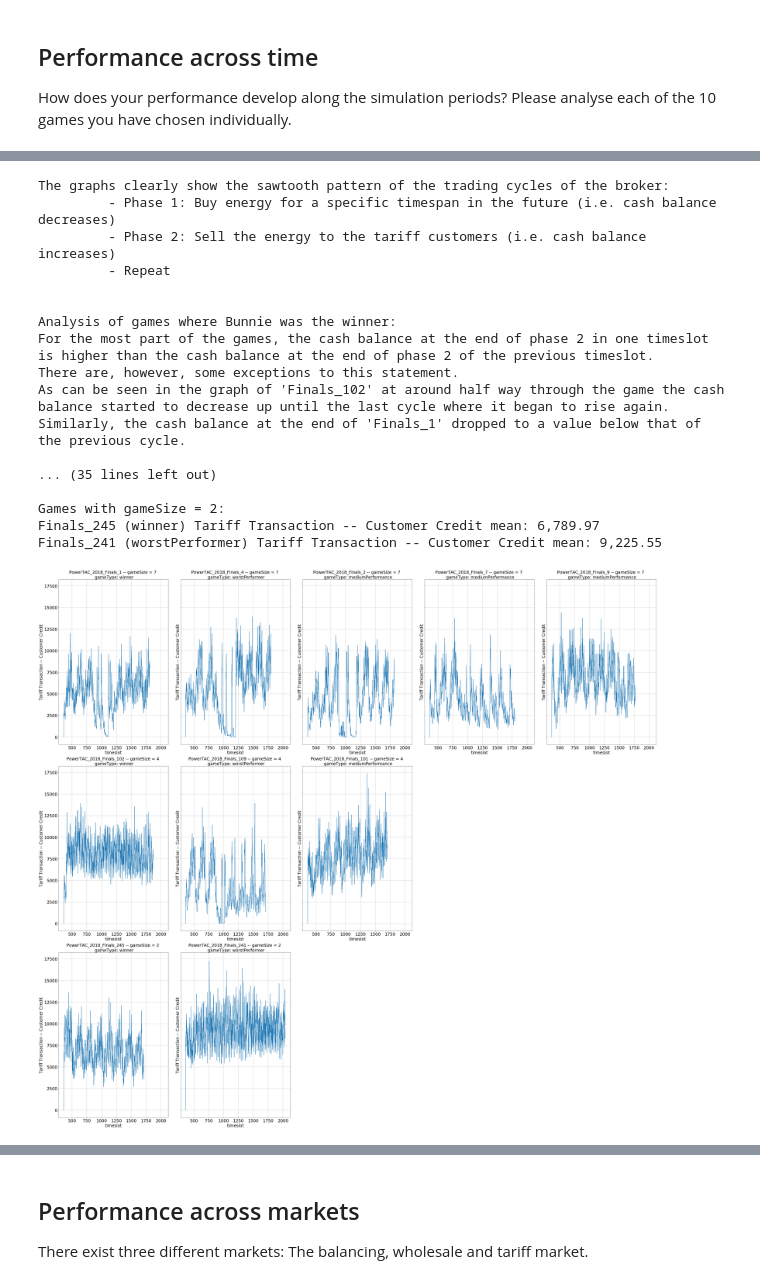
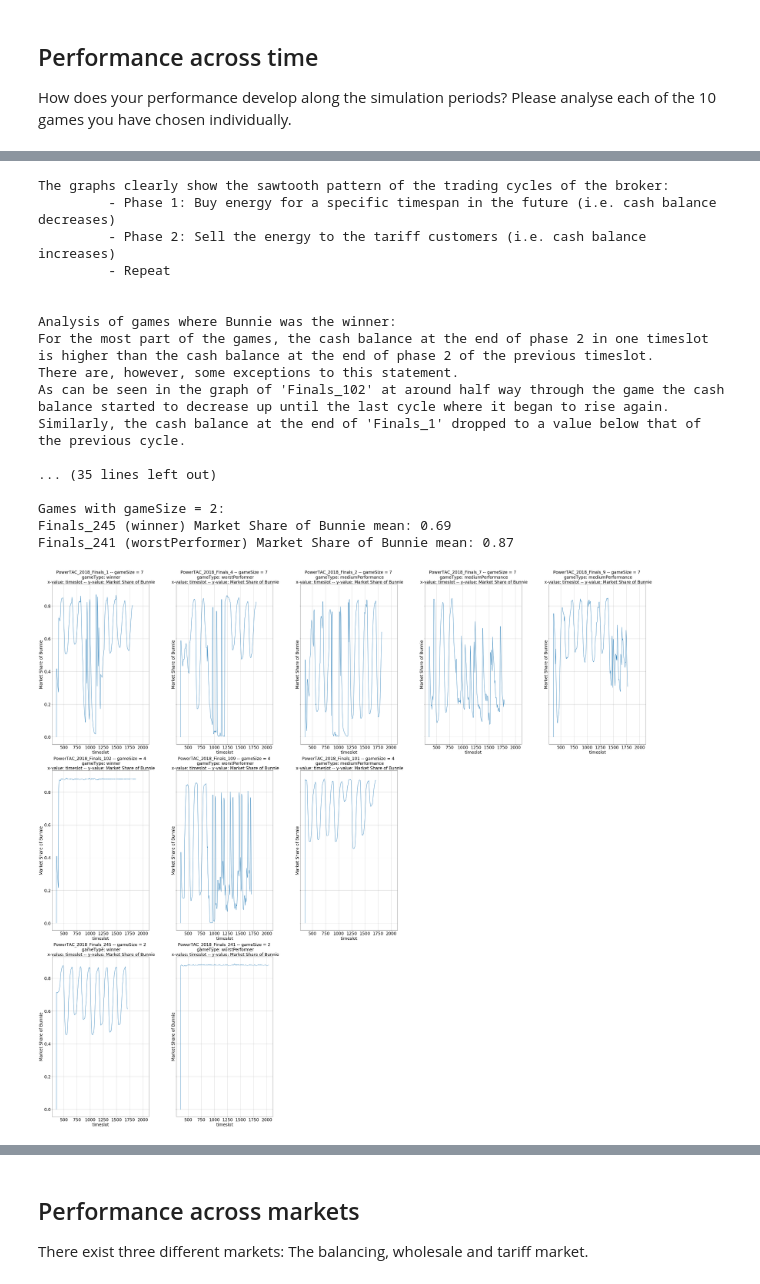
Before and after one commit to G4mble/AAA_IndividualAssignment, a Jupyter notebook: 01_code/Task_Description.ipynb, the cells around one changed output, grey strips where cells are left out. Saved outputs shown, nothing was run; the diff lists cells and outputs as text; code cells hidden in the pictures.

Commit message:
-- added new data -- updated tasks for TariffMktShare

```diff
--- a/01_code/Task_Description.ipynb
+++ b/01_code/Task_Description.ipynb
@@ -681,11 +694,15 @@ def determineGameType(gameId):
 # read data to dictionaries identified by gameId // only store data for broker Bunnie
 dict_data_brokerImbalanceCosts = {}
 dict_data_brokerAccounting = {}
+dict_data_tariffMktShare = {}
 for gameId in listOfGameIds:
     fullImbalanceData = pd.read_csv("../00_data/PowerTAC_2018_Finals_%s_BrokerImbalanceCost.csv"%(gameId), sep=";", decimal=".")
     dict_data_brokerImbalanceCosts[gameId] = fullImbalanceData[(fullImbalanceData.broker == "Bunnie")]
     fullAccountingData = pd.read_csv("../00_data/PowerTAC_2018_Finals_%s_BrokerAccounting.csv"%(gameId), sep=";", decimal=",")
     dict_data_brokerAccounting[gameId] = fullAccountingData[(fullAccountingData.broker == "Bunnie")]
+    fullMktShareData = pd.read_csv("../00_data/PowerTAC_2018_Finals_%s_TariffMktShare.csv"%(gameId), sep=",", decimal=".")
+    fullMktShareData["BunnieShare"] = fullMktShareData[" Bunnie"] / fullMktShareData[" total"]
+    dict_data_tariffMktShare[gameId] = fullMktShareData
 
 listOfGameIds_gameSize_7 = listOfGameIds[:5]
 listOfGameIds_gameSize_4 = listOfGameIds[5:8]
@@ -808,8 +825,8 @@ print("As it is not clear how close a medium performance game is to a winning or
 print("\n\n")
 print(textHelper.BOLD + "Next we take a look at the market share of the broker throughout the games." + textHelper.END)
 print("\n")
-print("The graphs below show the market share of the broker (approximated by the 'tariff transaction customer credit').")
-print("The values represent the payments obtained from customers that have subscribed to a tariff issued by Bunnie.")
+print("The graphs below show the market share of the broker Bunnie throughout each game.")
+print("The values represent the percentage of customers that have subscribed to a tariff issued by Bunnie.")
 
 print("\n")
 print("We also provide the mean market share for each game:")
@@ -824,8 +841,8 @@ f.delaxes(ax3[2])
 f.delaxes(ax3[3])
 f.delaxes(ax3[4])
 
-y_parameter = "ttx-uc"
-y_label = "Tariff Transaction -- Customer Credit"
+y_parameter = "BunnieShare"
+y_label = "Market Share of Bunnie"
 x_parameter = "ts"
 x_label = "timeslot"
 chartFontSize = 24
@@ -836,8 +853,8 @@ print("Games with gameSize = 7:")
 i = 0
 for gameId_7 in listOfGameIds_gameSize_7:
     gameType = determineGameType(gameId_7)
-    title = "PowerTAC_2018_Finals_" + str(gameId_7) + " -- gameSize = 7 \n gameType: " + gameType# + "\n x-value: " + x_label + " -- y-value: " + y_label
-    data = dict_data_brokerAccounting[gameId_7]
+    title = "PowerTAC_2018_Finals_" + str(gameId_7) + " -- gameSize = 7 \n gameType: " + gameType + "\n x-value: " + x_label + " -- y-value: " + y_label
+    data = dict_data_tariffMktShare[gameId_7]
     x = data[x_parameter]
     y = data[y_parameter]
     ax1[i].plot(x, y)
@@ -857,8 +874,8 @@ print("Games with gameSize = 4:")
 j = 0
 for gameId_4 in listOfGameIds_gameSize_4:
     gameType = determineGameType(gameId_4)
-    title = "PowerTAC_2018_Finals_" + str(gameId_4) + " -- gameSize = 4 \n gameType: " + gameType# + "\n x-value: " + x_label + " -- y-value: " + y_label
-    data = dict_data_brokerAccounting[gameId_4]
+    title = "PowerTAC_2018_Finals_" + str(gameId_4) + " -- gameSize = 4 \n gameType: " + gameType + "\n x-value: " + x_label + " -- y-value: " + y_label
+    data = dict_data_tariffMktShare[gameId_4]
     x = data[x_parameter]
     y = data[y_parameter]
     ax2[j].plot(x, y)
@@ -878,8 +895,8 @@ print("Games with gameSize = 2:")
 k = 0
 for gameId_2 in listOfGameIds_gameSize_2:
     gameType = determineGameType(gameId_2)
-    title = "PowerTAC_2018_Finals_" + str(gameId_2) + " -- gameSize = 2 \n gameType: " + gameType# + "\n x-value: " + x_label + " -- y-value: " + y_label
-    data = dict_data_brokerAccounting[gameId_2]
+    title = "PowerTAC_2018_Finals_" + str(gameId_2) + " -- gameSize = 2 \n gameType: " + gameType + "\n x-value: " + x_label + " -- y-value: " + y_label
+    data = dict_data_tariffMktShare[gameId_2]
     x = data[x_parameter]
     y = data[y_parameter]
     ax3[k].plot(x, y)
@@ -900,47 +917,49 @@ plt.show()
 print("\n")
 
 print("As has to be expected, the average market share in games with 2 and 4 participants tends to be higher than in games with 7 participants.")
-print("Two game comparisons might be of interest since they deviate from the expected norm of 'worst performance' games having a lower average market share than 'winner' games. The games in question are 'Finals_1' compared to 'Finals_4' for gameSize = 7 and 'Finals_241' compared to 'Finals_245' for gameSize = 2.")
+print("In the following we take a look at four games which do not perform as we would have expected.")
 print("\n")
-print("Comparing 'Finals_241' (worstPerformer) to 'Finals 245' (winner):")
-print("While 'Finals_245' were won by Bunnie, market share tend to decrease throughout the game (cf. see above graphs).")
-print("Additionally, the average market share in 'Finals_245' is considerably lower than in 'Finals_241' even though in the latter game Bunnie was the worst performer.")
+print("We would expect 'winner' games to have a higher average market share than 'worstPerformer' games.")
+print("'Finals_241' (worstPerformer) and 'Finals 245' (winner) do not fulfill this expectation:")
+print("While 'Finals_245' were won by Bunnie, the market share tends to fluctuate between 60% and 70% (cf. see above graphs), while the market share of 'Finals_241' is constantly above 85%.")
+print("As a result, the average market share in 'Finals_245' is considerably lower than in 'Finals_241' even though in the latter game Bunnie was the worst performer.")
 print("\n")
-print("Comparing 'Finals_4' (worstPerformer) to 'Finals 1' (winner):")
-print("Both games show a similar development of the market share over time (cf. see above graphs).")
-print("Additionally, the average market share in 'Finals_1' is slightly lower than in 'Finals_4' even though in the latter game Bunnie was the worst performer.")
+print("Additionally, we would expect 'winner' games to show a different development of the market share than 'worstPerformer' games.")
+print("'Finals_241' (worstPerformer) and 'Finals_102' (winner) do not fulfill this expectation:")
+print("Both games show a similar development of the market share over time, keeping the value way above 80% throughout the enire game (cf. see above graphs).")
+print("Surprisingly though, the two games belong to different win/lose categories.")
 print("\n")
 print(textHelper.BOLD + "This suggests, that the market share of the game participants is, on its own, not a good determinant for overall performance." + textHelper.END)
 print("\n\n")
 # %% [output]
 The following graphs show the development of the cash position of the broker Bunnie for each of the 10 selected games over the course of all timeslots.
 
 
 The plots in the first row are from games of gameSize = 7.
 The plots in the second row are from games of gameSize = 4.
 The plots in the third row are from games of gameSize = 2.
 
 
 The first plot in each row is from a game which was won by Bunnie.
 The second plot in each row is from a game in which Bunnie was the worst performer.
 The remaining plots in each row are from games which Bunnie did neither won, nor in which he happened to be the worst performer. I.e. medium performance games (three in the first row, one in the secon ...
 [figure]
 The graphs clearly show the sawtooth pattern of the trading cycles of the broker:
          - Phase 1: Buy energy for a specific timespan in the future (i.e. cash balance decreases)
          - Phase 2: Sell the energy to the tariff customers (i.e. cash balance increases)
          - Repeat
 
 
 Analysis of games where Bunnie was the winner:
 For the most part of the games, the cash balance at the end of phase 2 in one timeslot is higher than the cash balance at the end of phase 2 of the previous timeslot.
 There are, however, some exceptions to this statement.
 As can be seen in the graph of 'Finals_102' at around half way through the game the cash balance started to decrease up until the last cycle where it began to rise again.
 Similarly, the cash balance at the end of 'Finals_1' dropped to a value below that of the previous cycle.
 
 ... (35 lines left out)
 
 Games with gameSize = 2:
-Finals_245 (winner) Tariff Transaction -- Customer Credit mean: 6,789.97
-Finals_241 (worstPerformer) Tariff Transaction -- Customer Credit mean: 9,225.55
+Finals_245 (winner) Market Share of Bunnie mean: 0.69
+Finals_241 (worstPerformer) Market Share of Bunnie mean: 0.87
-[figure, old version]
+[figure, new version]
 As has to be expected, the average market share in games with 2 and 4 participants tends to be higher than in games with 7 participants.
```
Also changed, not shown: parts of 2 cells of this notebook, 28 other files.
